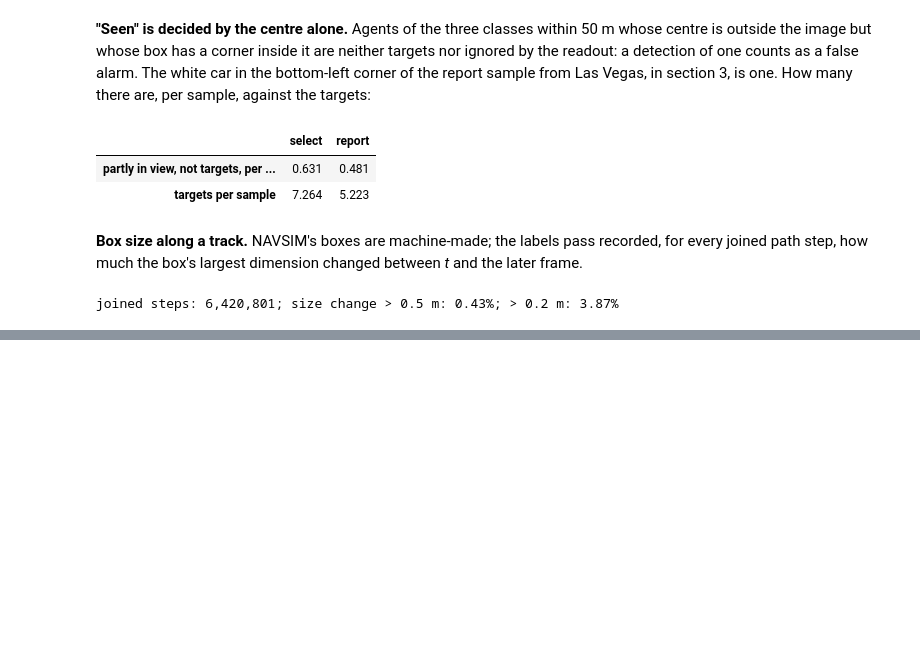
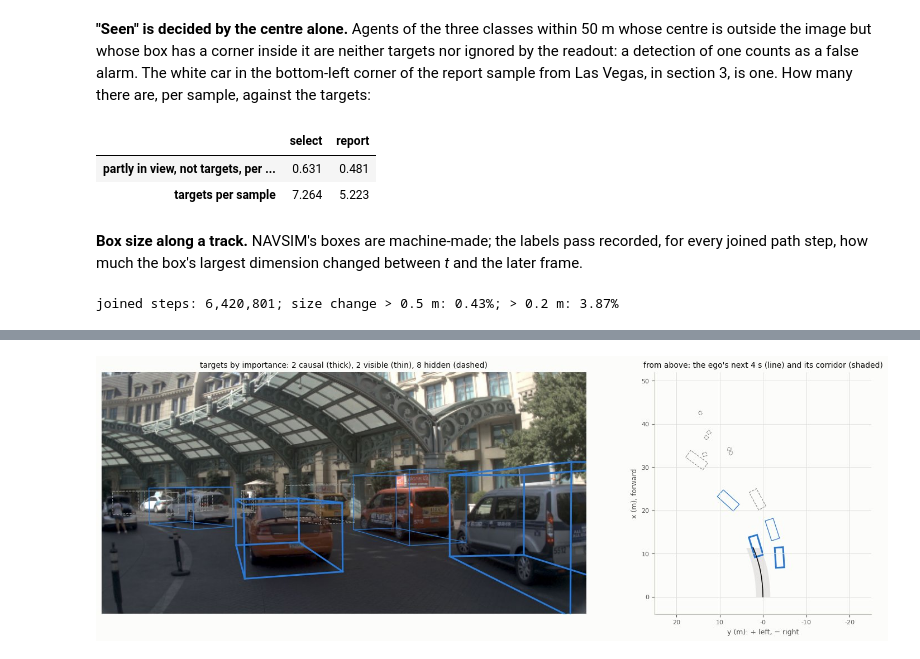
Before and after one commit to FastCodeAI/Gallops, a Jupyter notebook: experiments/H15_perception_sidecar/notebooks/01_dataset.ipynb, the cells around one changed output, grey strips where cells are left out. Drawn from its saved outputs; the diff is of its cells as text; code cells hidden in the pictures; blank space fills up the shorter version.

```diff
--- a/experiments/H15_perception_sidecar/notebooks/01_dataset.ipynb
+++ b/experiments/H15_perception_sidecar/notebooks/01_dataset.ipynb
@@ -406,6 +408,8 @@ for split in SPLITS:
                         "split": split,
                         "row": r,
                         "cls": t["cls"][m],
+                        "x": box[:, 0],
+                        "y": box[:, 1],
                         "range": np.hypot(box[:, 0], box[:, 1]),
                         "speed": np.hypot(vel[:, 0], vel[:, 1]),
                         "ok05": ok[:, 0],
@@ -714,0 +740,53 @@ joined steps: 6,420,801; size change > 0.5 m: 0.43%; > 0.2 m: 3.87%
+# %%
+from concurrent.futures import ProcessPoolExecutor as _Pool
+
+from gallops.drivejepa_perception import importance as im
+from gallops.drivejepa_perception.geometry import EGO_WIDTH
+
+HALF_WIDTH = EGO_WIDTH / 2
+
+
+def importance_of(row, horizon_s=0.0):
+    return im.target_importance(navsim_data.agents_of(labels, row), proj[row], labels["ego_future"][row],
+                                ego_half_width=HALF_WIDTH, horizon_s=horizon_s)
+
+
+candidates = [r for r in np.random.default_rng(8).permutation(rows["select"])[:600]
+              if importance_of(r)["causal"].sum() >= 2 and (np.nan_to_num(importance_of(r)["visible"]) < 0.5).sum() >= 2]
+row8 = int(candidates[0])
+t8, lab8 = targets_of(row8), importance_of(row8)
+frame8 = views.window_frames(NAVSIM, str(token_logs[row8]), str(labels["token"][row8]))[navsim_data.CURRENT]
+fig, axes = plt.subplots(1, 2, figsize=(15, 5.2), gridspec_kw={"width_ratios": [1.55, 1.0]})
+ax = axes[0]
+ax.imshow(views.model_view(views.read_image(views.camera_path(NAVSIM, frame8))))
+for k in range(int(t8["mask"].sum())):
+    style = dict(color=views.CLASS_COLOURS[t8["cls"][k]], lw=2.2) if lab8["causal"][k] else \
+        dict(color=views.CLASS_COLOURS[t8["cls"][k]], lw=0.9) if np.nan_to_num(lab8["visible"][k]) >= 0.5 else \
+        dict(color=views.GREY, lw=0.8, ls="--")
+    for (u0, v0), (u1, v1) in views.box_edges_2d(proj[row8], t8["box"][k][None])[0]:
+        ax.plot([u0, u1], [v0, v1], **style)
+ax.set_xlim(0, 512)
+ax.set_ylim(256, 0)
+ax.axis("off")
+ax.set_title(f"targets by importance: {int(lab8['causal'].sum())} causal (thick), "
+             f"{int(((np.nan_to_num(lab8['visible']) >= 0.5) & ~lab8['causal']).sum())} visible (thin), "
+             f"{int((np.nan_to_num(lab8['visible']) < 0.5).sum())} hidden (dashed)")
+ax = axes[1]
+future = np.vstack([[0.0, 0.0], labels["ego_future"][row8][:, :2]])
+ax.plot(-future[:, 1], future[:, 0], color=views.INK, lw=1.2)
+ax.fill_betweenx(future[:, 0], -future[:, 1] - HALF_WIDTH - 0.5, -future[:, 1] + HALF_WIDTH + 0.5, color=views.GREY, alpha=0.18, lw=0)
+for k in range(int(t8["mask"].sum())):
+    outline = views.footprint(t8["box"][k][None])[0]
+    style = dict(ec=views.CLASS_COLOURS[t8["cls"][k]], lw=2.2) if lab8["causal"][k] else \
+        dict(ec=views.CLASS_COLOURS[t8["cls"][k]], lw=0.9) if np.nan_to_num(lab8["visible"][k]) >= 0.5 else \
+        dict(ec=views.GREY, lw=0.8, ls="--")
+    ax.add_patch(Polygon(np.c_[-outline[:, 1], outline[:, 0]], closed=True, fill=False, **style))
+ax.set_xlim(-25, 25)
+ax.set_ylim(-4, 52)
+ax.set_aspect("equal")
+y_axis_left(ax)
+ax.set_title("from above: the ego's next 4 s (line) and its corridor (shaded)")
+plt.tight_layout()
+views.show_jpeg(fig)
+# %% [output]
+[figure, added]
```
Also changed, not shown: parts of 16 cells of this notebook, 22 other files.
